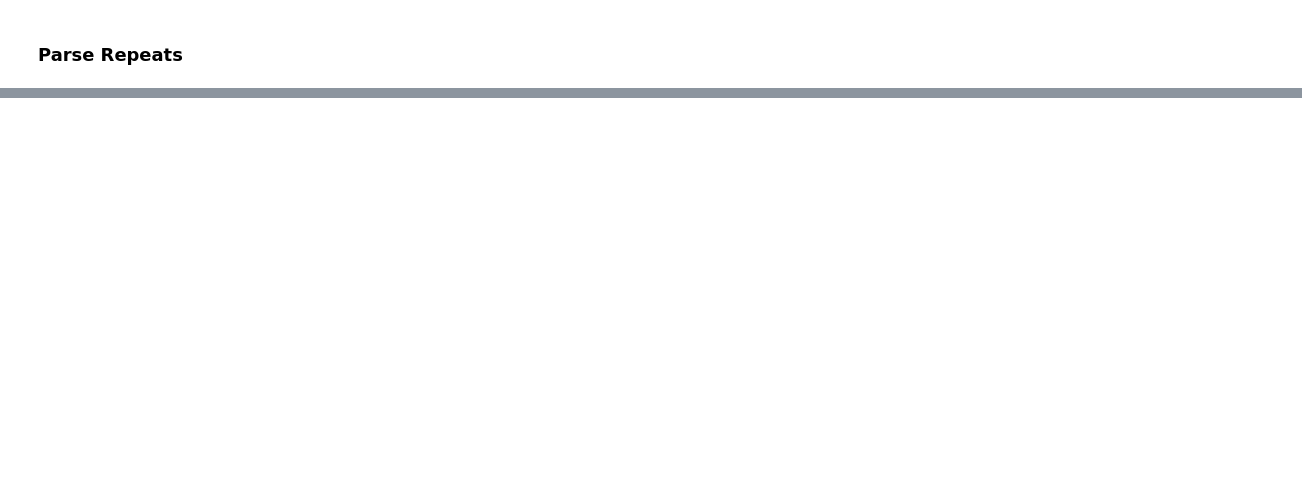
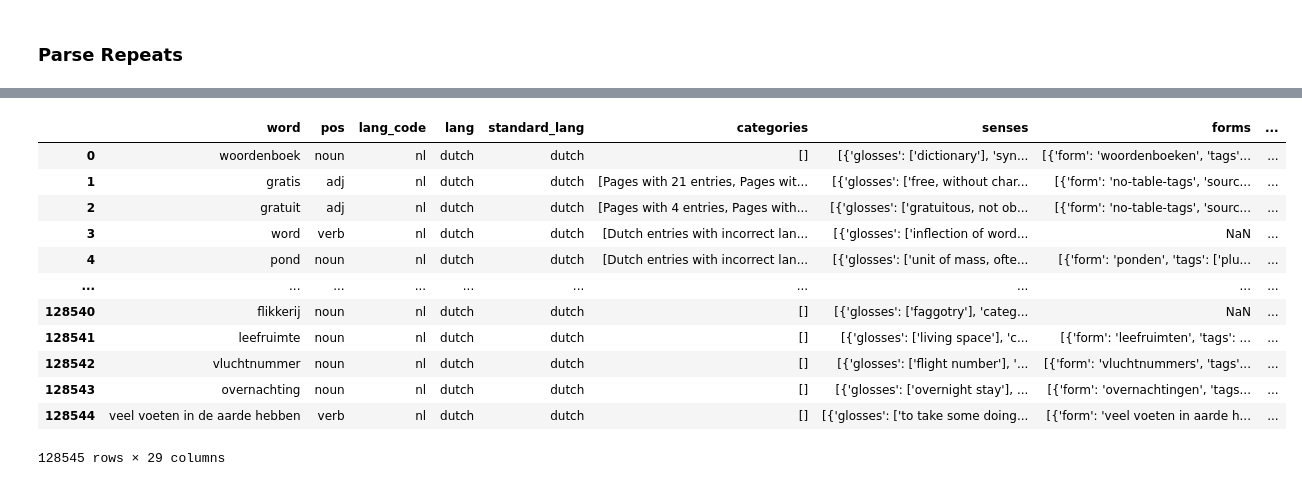
Before and after one commit to egrizzell/DutchAnalyzer, a Jupyter notebook: notebooks/3_cleaning/3_1-extract-definitions.ipynb, the cells around one changed output, grey strips where cells are left out. Saved outputs shown, nothing was run; the diff lists cells and outputs as text; code cells hidden in the pictures; blank space fills up the shorter version.

```diff
--- a/notebooks/3_cleaning/3_1-extract-definitions.ipynb
+++ b/notebooks/3_cleaning/3_1-extract-definitions.ipynb
@@ -383,0 +732,6 @@ with open(definitions_file, 'w+', encoding='utf-8') as out:
+# %%
+enf_df.drop(columns=['original_title', 'wikipedia'], inplace=True)
+# %%
+enf_df.drop(columns=['abbreviations'], inplace=True)
+# %%
+enf_df['word_code'] = enf_df['word'] + '_' + enf_df['pos']
@@ -383,0 +740,2 @@ with open(definitions_file, 'w+', encoding='utf-8') as out:
+# %%
+enf_df.drop(columns=['descendants'], inplace=True)
@@ -383,0 +762,16 @@ with open(definitions_file, 'w+', encoding='utf-8') as out:
+# %%
+enf_df
+# %% [output]
+|  | word | pos | lang_code | lang | standard_lang | categories | senses | forms | ... |
+| 0 | woordenboek | noun | nl | dutch | dutch | [] | [{'glosses': ['dictionary'], 'syn... | [{'form': 'woordenboeken', 'tags'... | ... |
+| 1 | gratis | adj | nl | dutch | dutch | [Pages with 21 entries, Pages wit... | [{'glosses': ['free, without char... | [{'form': 'no-table-tags', 'sourc... | ... |
+| 2 | gratuit | adj | nl | dutch | dutch | [Pages with 4 entries, Pages with... | [{'glosses': ['gratuitous, not ob... | [{'form': 'no-table-tags', 'sourc... | ... |
+| 3 | word | verb | nl | dutch | dutch | [Dutch entries with incorrect lan... | [{'glosses': ['inflection of word... | NaN | ... |
+| 4 | pond | noun | nl | dutch | dutch | [Dutch entries with incorrect lan... | [{'glosses': ['unit of mass, ofte... | [{'form': 'ponden', 'tags': ['plu... | ... |
+| ... | ... | ... | ... | ... | ... | ... | ... | ... | ... |
+| 128540 | flikkerij | noun | nl | dutch | dutch | [] | [{'glosses': ['faggotry'], 'categ... | NaN | ... |
+| 128541 | leefruimte | noun | nl | dutch | dutch | [] | [{'glosses': ['living space'], 'c... | [{'form': 'leefruimten', 'tags': ... | ... |
+| 128542 | vluchtnummer | noun | nl | dutch | dutch | [] | [{'glosses': ['flight number'], '... | [{'form': 'vluchtnummers', 'tags'... | ... |
+| 128543 | overnachting | noun | nl | dutch | dutch | [] | [{'glosses': ['overnight stay'], ... | [{'form': 'overnachtingen', 'tags... | ... |
+| 128544 | veel voeten in de aarde hebben | verb | nl | dutch | dutch | [] | [{'glosses': ['to take some doing... | [{'form': 'veel voeten in aarde h... | ... |
+128545 rows × 29 columns
```
Also changed, not shown: parts of 39 cells of this notebook, 2 other files.
